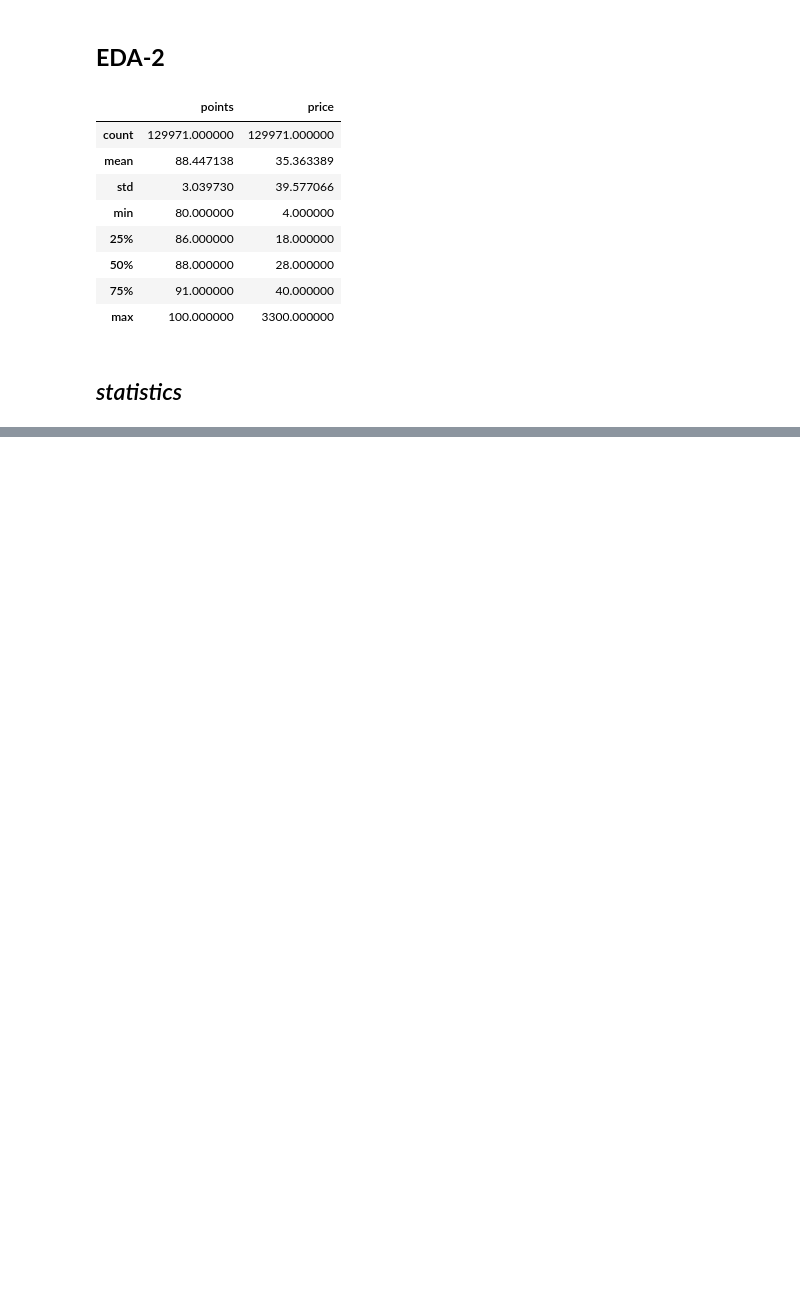
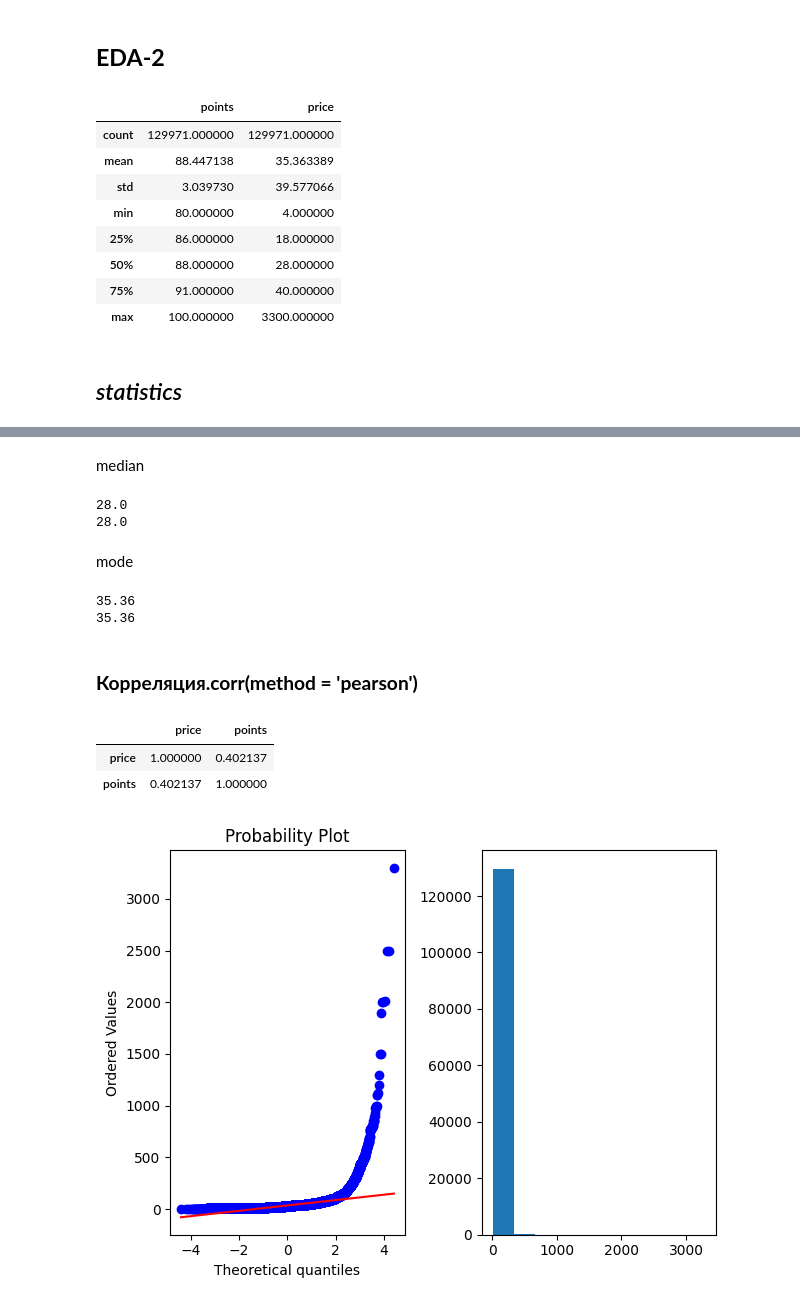
Before and after one commit to RDS2ML/3SF, a Jupyter notebook: EDA-2/statistics and correlation types.ipynb, the cells around one changed output, grey strips where cells are left out. Cells and saved outputs as stored; diff of their text form; code cells hidden in the pictures; blank space fills up the shorter version.

Commit message:
finished statistics and correlation types.ipynb

```diff
--- a/EDA-2/statistics and correlation types.ipynb
+++ b/EDA-2/statistics and correlation types.ipynb
@@ -30,0 +33,47 @@ Python method wine price mean -  35.36
+# %% [markdown]
+median
+# %%
+# wine median price with useing statistics module
+print(round(stacs.median(wine['price']), 2))
+# wine median price with python methods
+wine_sorted = sorted(wine['price'])
+if len(wine_sorted) % 2 == 0:
+    print(round((wine_sorted[len(wine_sorted)/2] + (wine_sorted[len(wine_sorted)/2] + 1))/2))
+else:
+    print(wine_sorted[len(wine_sorted)//2 + 1])
+# %% [output]
+28.0
+28.0
+# %% [markdown]
+mode
+# %%
+# wine mode price with useing statistics module
+print(round(stacs.mode(wine['price']), 2))
+# wine mode price with python methods
+print(round(wine["price"].value_counts().index[0],2))
+# %% [output]
+35.36
+35.36
+# %% [markdown]
+### **Корреляция.corr(method = 'pearson')**
+# %%
+wine[['price', 'points']].corr()
+# %% [output]
+|  | price | points |
+| price | 1.000000 | 0.402137 |
+| points | 0.402137 | 1.000000 |
+# %%
+import matplotlib.pyplot as plt # библиотека визуализации
+from scipy import stats # библиотека для расчетов
+
+plt.subplot(1, 2, 1) # задаем сетку рисунка количество строк и столбцов
+stats.probplot(wine['price'], plot=plt) # qq plot
+
+plt.subplot(1, 2, 2) # располагаем второй рисунок рядом
+plt.hist(wine['price']) # гистограмма распределения признака
+
+plt.tight_layout() # чтобы графики не наезжали другу на друга, используем tight_layout
+
+plt.show()
+# %% [output]
+[figure, added]
```
Also changed, not shown: parts of 10 cells of this notebook, 1 other file.
